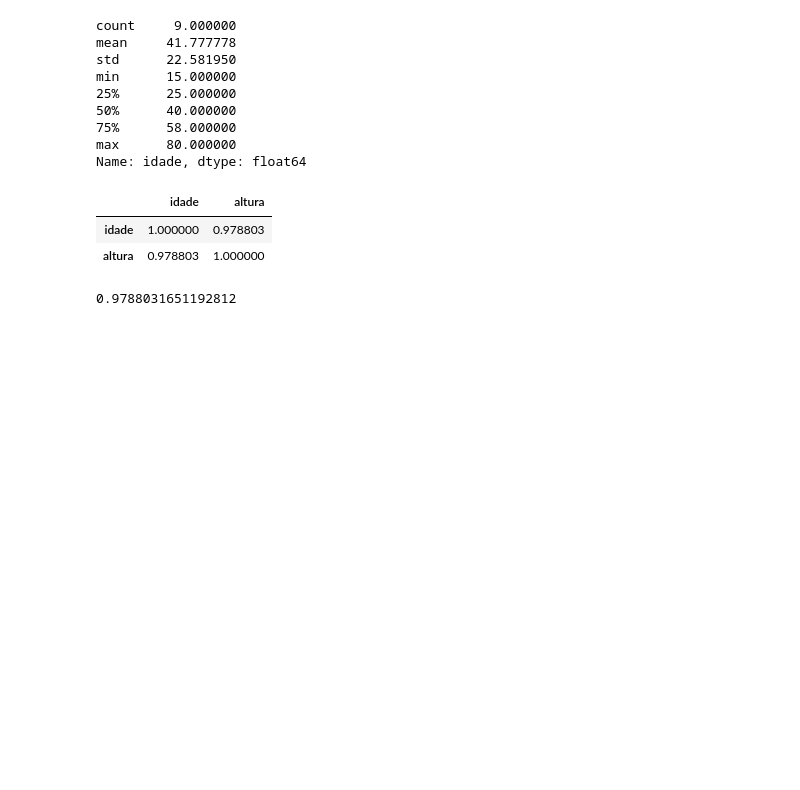
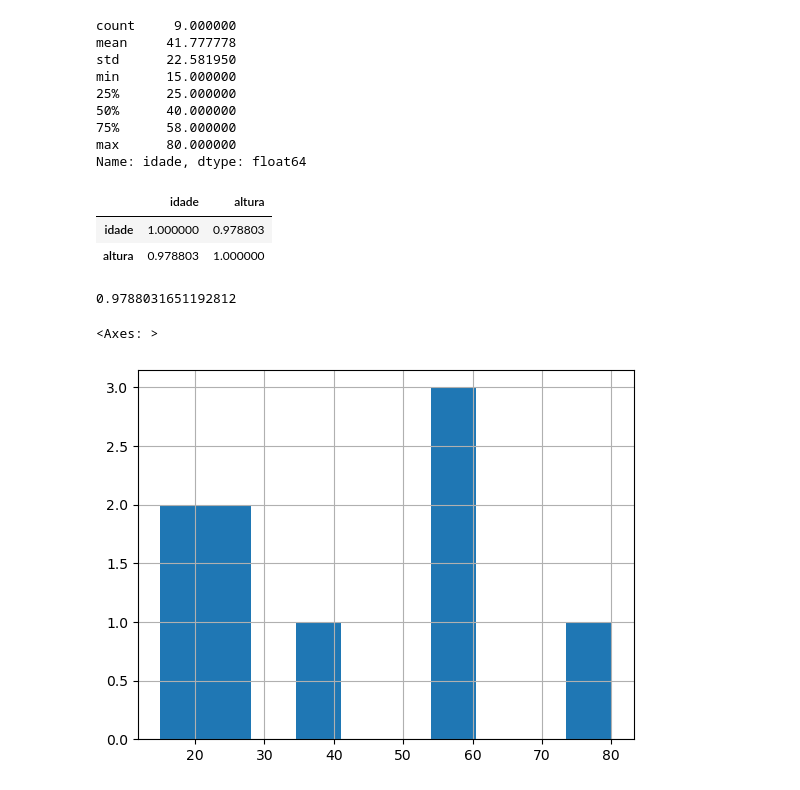
Before and after one commit to JzBreno/DataScience, a Jupyter notebook: Telegram/1.ipynb, the cells around one changed output. Saved outputs shown, nothing was run; the diff lists cells and outputs as text; code cells hidden in the pictures; blank space fills up the shorter version.

```diff
--- a/Telegram/1.ipynb
+++ b/Telegram/1.ipynb
@@ -115,3 +115,8 @@ df.corr(method='spearman')
 df.idade.corr(df.altura, method='spearman') #para duas variaveis especificas, se tiver mais que 2
 # %% [output]
 0.9788031651192812
+# %%
+df.idade.hist()
+# %% [output]
+<Axes: >
+[figure, added]
```
Also changed, not shown: parts of 1 cell of this notebook, 3 other files.
